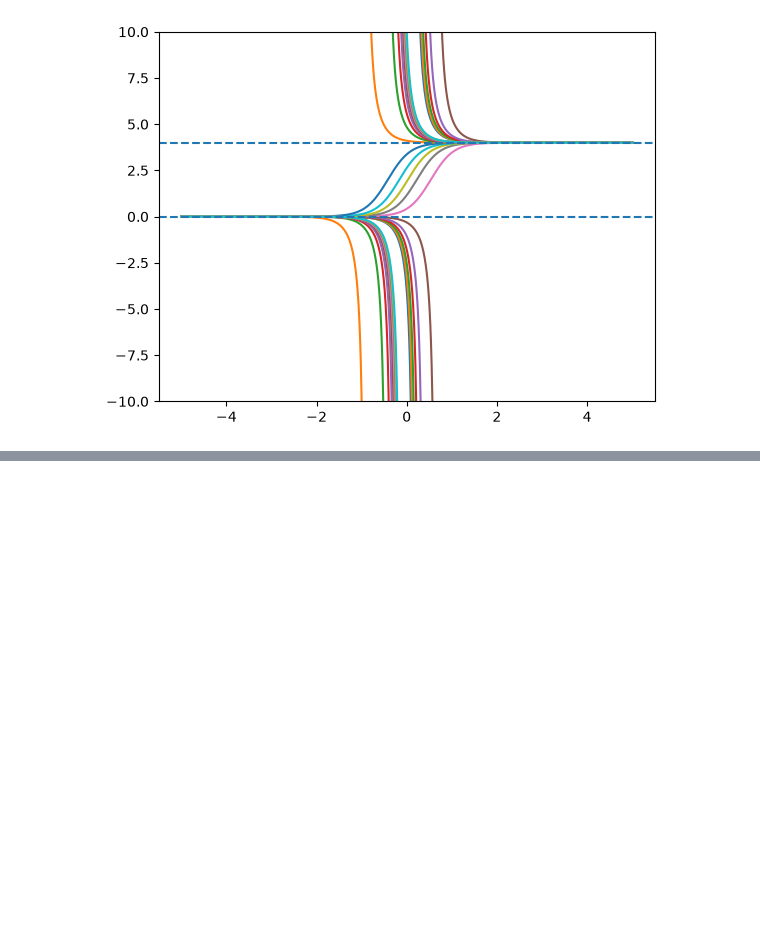
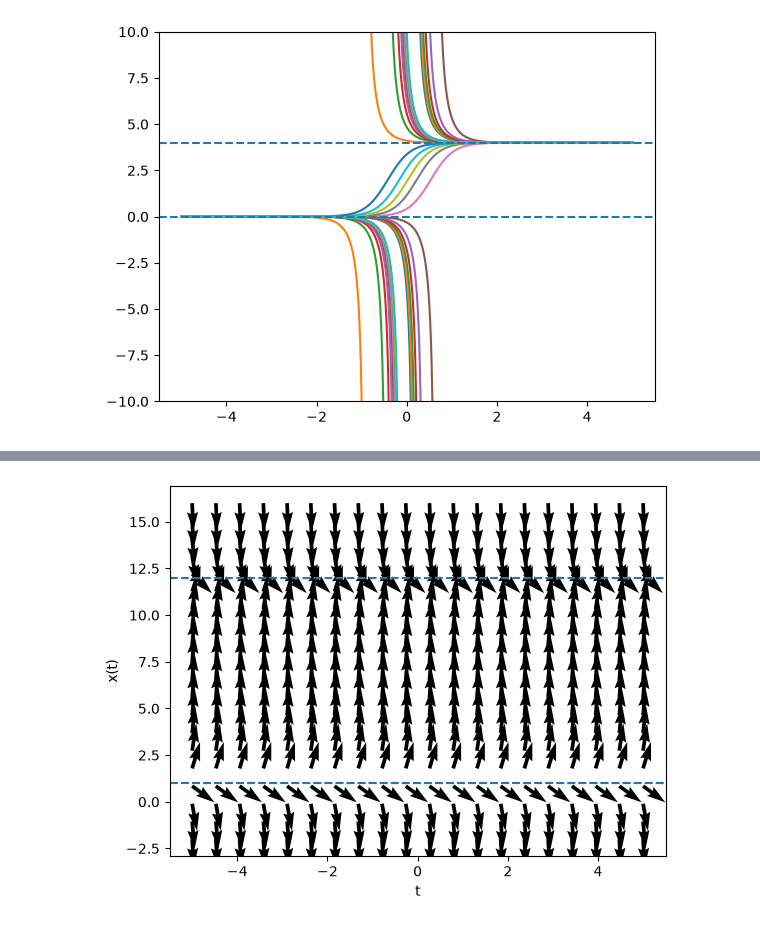
Before and after one commit to Atatahuri/Consciousness-Project, a Jupyter notebook: week02/Period_Doubling.ipynb, the cells around one changed output, grey strips where cells are left out. Saved outputs shown, nothing was run; the diff lists cells and outputs as text; code cells hidden in the pictures; blank space fills up the shorter version.

```diff
--- a/week02/Period_Doubling.ipynb
+++ b/week02/Period_Doubling.ipynb
@@ -371,0 +394,22 @@ plt.show()
+# %%
+import matplotlib.pyplot as plt
+import numpy as np
+
+
+
+taxis = np.linspace(-5, 5, 20)
+xaxis = np.linspace(-2, 16,20)
+
+for x in xaxis:
+    for t in taxis:
+        plt.quiver(t,x,1,x*(13 - x) - 12,angles = "xy")
+
+plt.axhline(1, linestyle="--")
+plt.axhline(12, linestyle="--")
+plt.axhline(1, linestyle="--")
+plt.xlabel("t")
+plt.ylabel("x(t)")
+
+plt.show()
+# %% [output]
+[figure, added]
```
Also changed, not shown: parts of 2 cells of this notebook.
